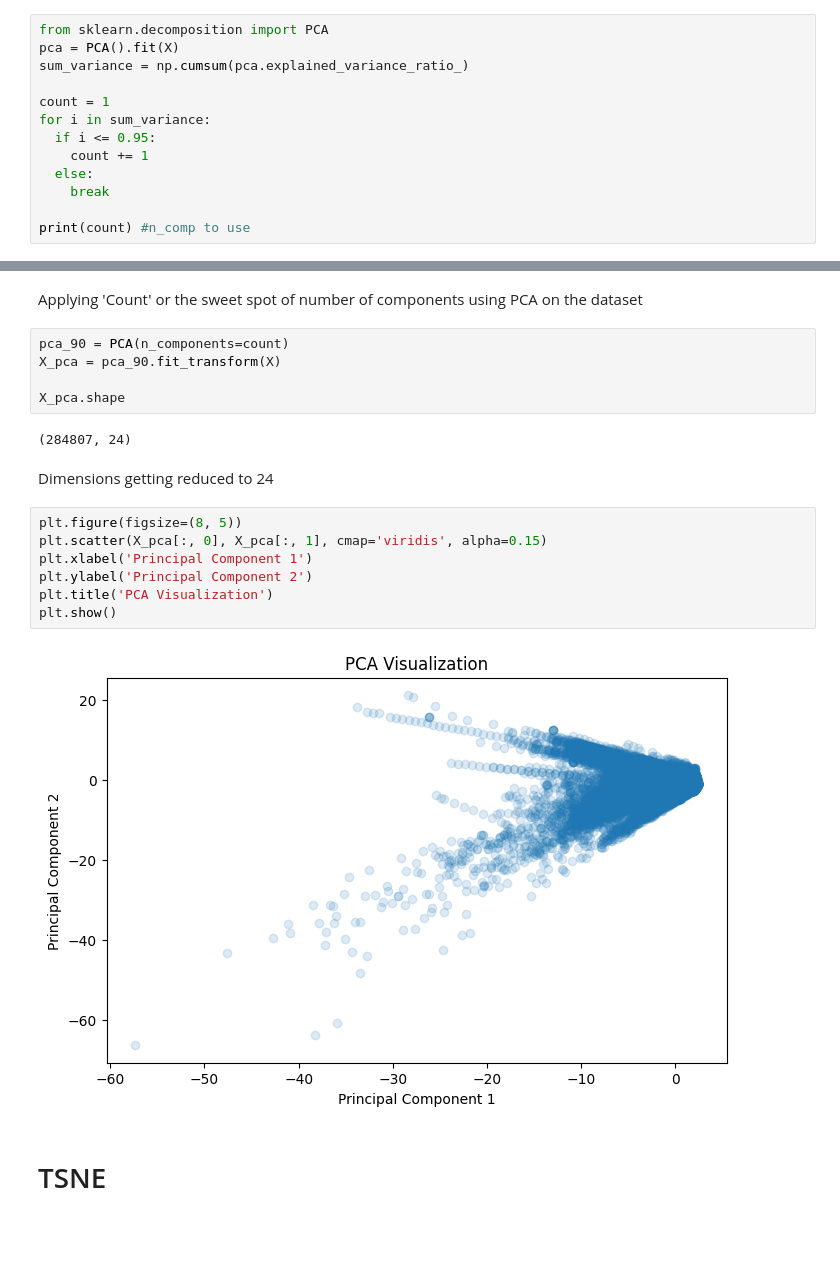
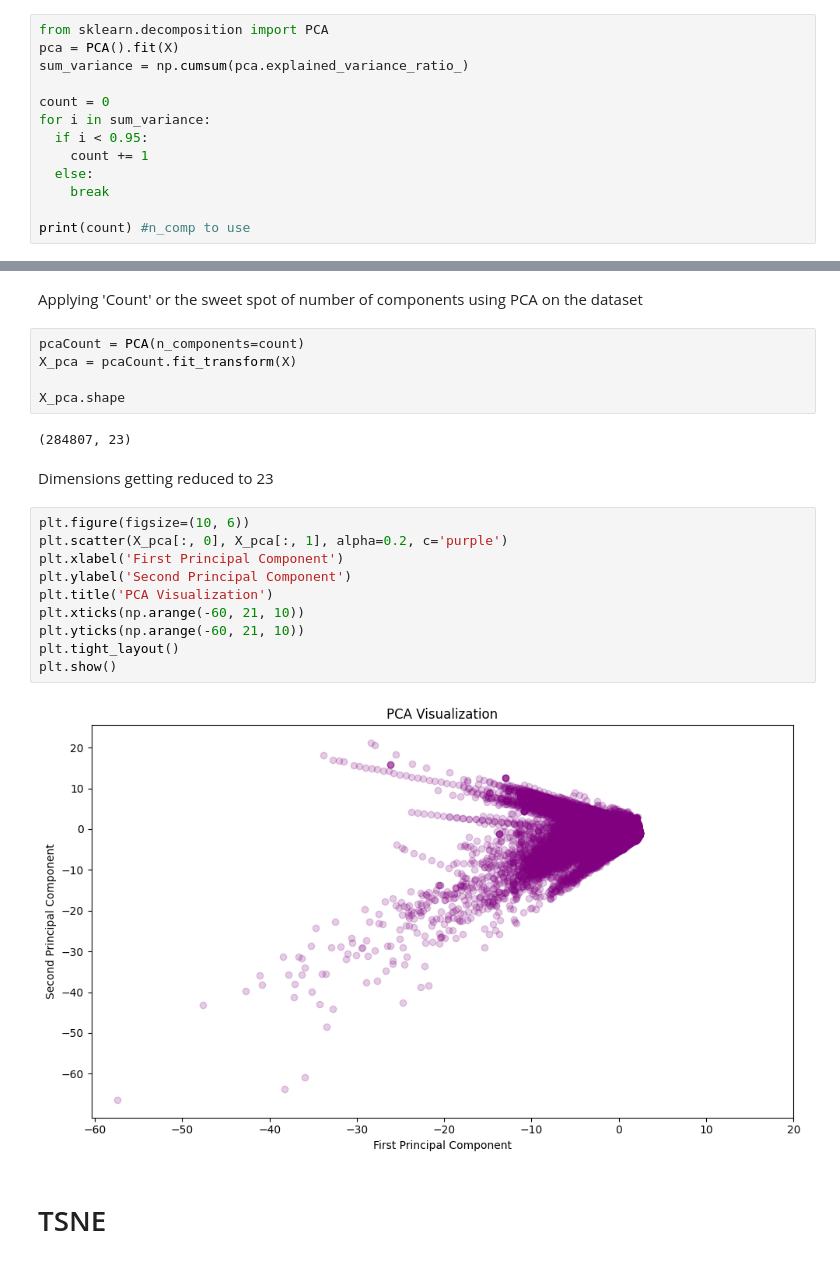
Before and after one commit to Bira0/GroupB, a Jupyter notebook: FinalProject.ipynb, the cells around one changed output, grey strips where cells are left out. Saved outputs shown, nothing was run; the diff lists cells and outputs as text; blank space fills up the shorter version.

```diff
--- a/FinalProject.ipynb
+++ b/FinalProject.ipynb
@@ -209,9 +208,9 @@ from sklearn.decomposition import PCA
 pca = PCA().fit(X)
 sum_variance = np.cumsum(pca.explained_variance_ratio_)
 
-count = 1
+count = 0
 for i in sum_variance:
-  if i <= 0.95:
+  if i < 0.95:
     count += 1
   else:
     break
@@ -253,23 +259,26 @@ plt.show()
 # %% [markdown]
 Applying 'Count' or the sweet spot of number of components using PCA on the dataset
 # %%
-pca_90 = PCA(n_components=count)
-X_pca = pca_90.fit_transform(X)
+pcaCount = PCA(n_components=count)
+X_pca = pcaCount.fit_transform(X)
 
 X_pca.shape
 # %% [output]
-(284807, 24)
+(284807, 23)
 # %% [markdown]
-Dimensions getting reduced to 24
+Dimensions getting reduced to 23
 # %%
-plt.figure(figsize=(8, 5))
-plt.scatter(X_pca[:, 0], X_pca[:, 1], cmap='viridis', alpha=0.15)
-plt.xlabel('Principal Component 1')
-plt.ylabel('Principal Component 2')
+plt.figure(figsize=(10, 6))
+plt.scatter(X_pca[:, 0], X_pca[:, 1], alpha=0.2, c='purple')
+plt.xlabel('First Principal Component')
+plt.ylabel('Second Principal Component')
 plt.title('PCA Visualization')
+plt.xticks(np.arange(-60, 21, 10))
+plt.yticks(np.arange(-60, 21, 10))
+plt.tight_layout()
 plt.show()
 # %% [output]
-[figure, old version]
+[figure, new version]
 # %% [markdown]
 # TSNE
 # %%
```
Also changed, not shown: parts of 28 cells of this notebook.
